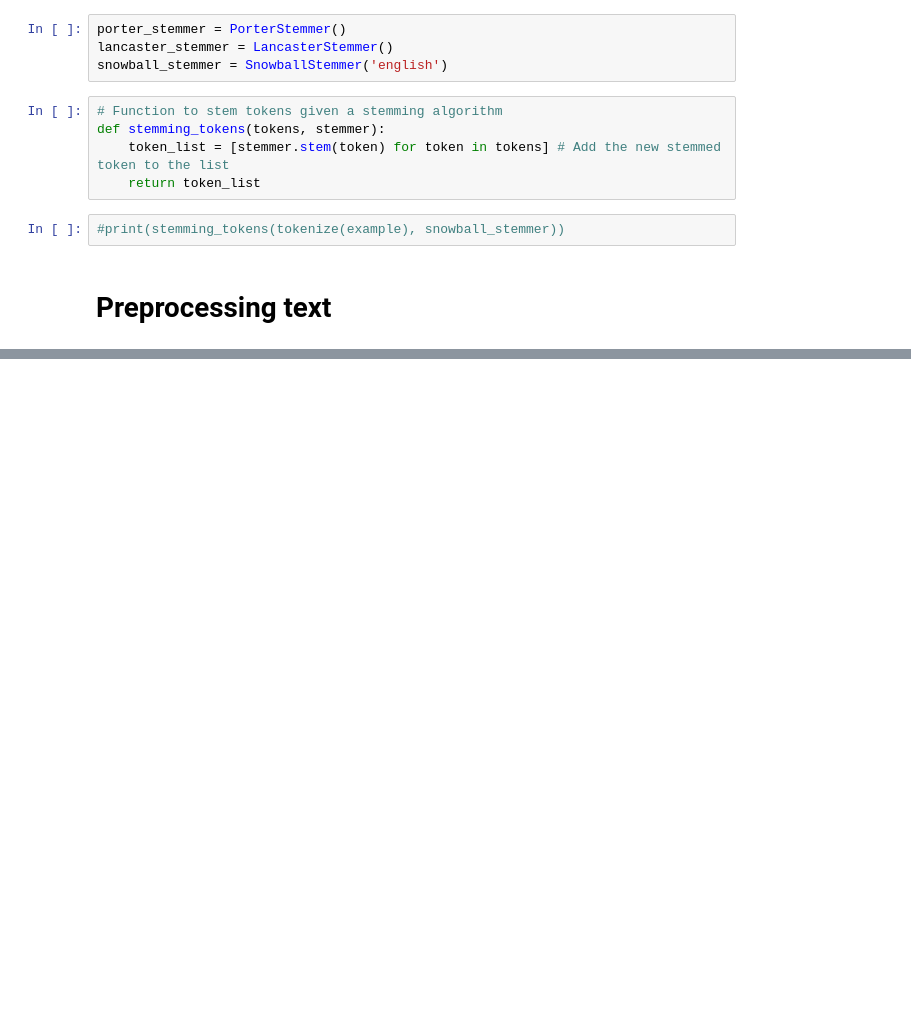
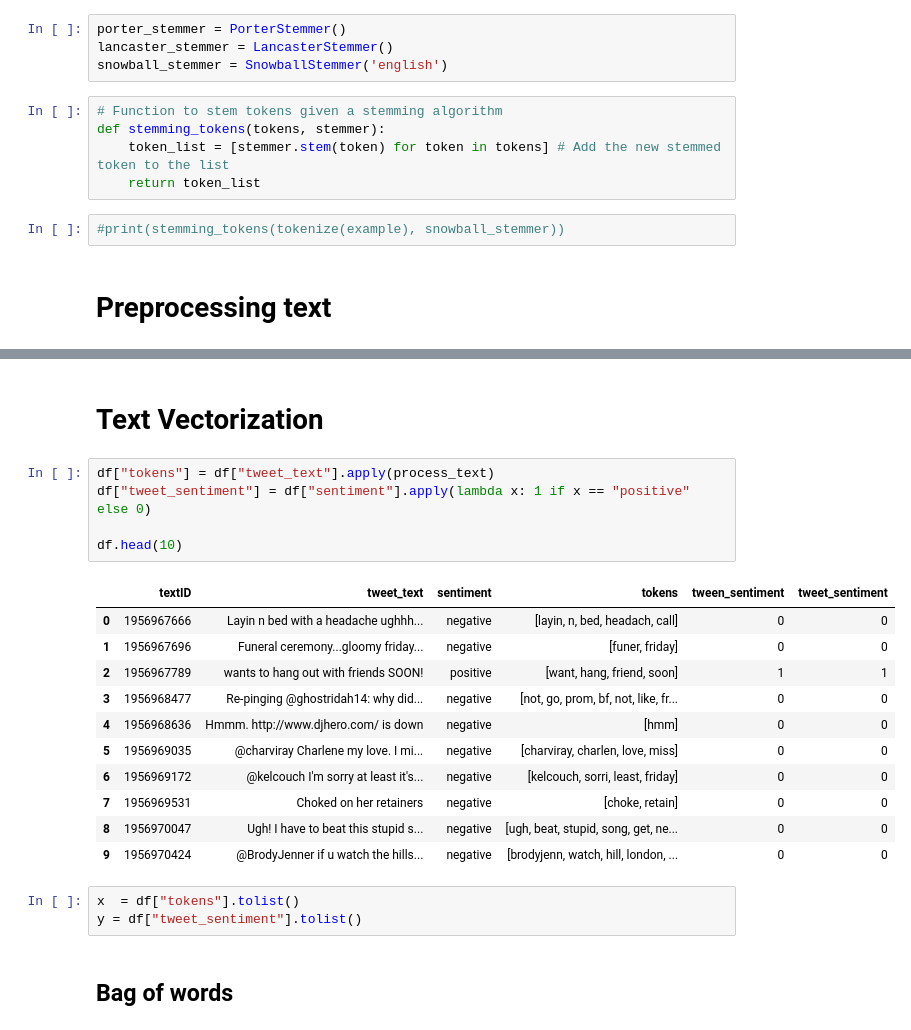
Before and after one commit to thomashazekamp/ForkNFind, a Jupyter notebook: src/sentiment_analysis/new_/new_.ipynb, the cells around one changed output, grey strips where cells are left out. Drawn from its saved outputs; the diff is of its cells as text; blank space fills up the shorter version.

Commit message:
Completed text vectorization using multiple methods (Bag of words & TF-IDF). Fixes #92

```diff
--- a/src/sentiment_analysis/new_/new_.ipynb
+++ b/src/sentiment_analysis/new_/new_.ipynb
@@ -244,0 +229,24 @@ Custom Tokenize:
+# %% [markdown]
+# Text Vectorization
+# %%
+df["tokens"] = df["tweet_text"].apply(process_text)
+df["tweet_sentiment"] = df["sentiment"].apply(lambda x: 1 if x == "positive" else 0)
+
+df.head(10)
+# %% [output]
+|  | textID | tweet_text | sentiment | tokens | tween_sentiment | tweet_sentiment |
+| 0 | 1956967666 | Layin n bed with a headache ughhh... | negative | [layin, n, bed, headach, call] | 0 | 0 |
+| 1 | 1956967696 | Funeral ceremony...gloomy friday... | negative | [funer, friday] | 0 | 0 |
+| 2 | 1956967789 | wants to hang out with friends SOON! | positive | [want, hang, friend, soon] | 1 | 1 |
+| 3 | 1956968477 | Re-pinging @ghostridah14: why did... | negative | [not, go, prom, bf, not, like, fr... | 0 | 0 |
+| 4 | 1956968636 | Hmmm. http://www.djhero.com/ is down | negative | [hmm] | 0 | 0 |
+| 5 | 1956969035 | @charviray Charlene my love. I mi... | negative | [charviray, charlen, love, miss] | 0 | 0 |
+| 6 | 1956969172 | @kelcouch I'm sorry at least it's... | negative | [kelcouch, sorri, least, friday] | 0 | 0 |
+| 7 | 1956969531 | Choked on her retainers | negative | [choke, retain] | 0 | 0 |
+| 8 | 1956970047 | Ugh! I have to beat this stupid s... | negative | [ugh, beat, stupid, song, get, ne... | 0 | 0 |
+| 9 | 1956970424 | @BrodyJenner if u watch the hills... | negative | [brodyjenn, watch, hill, london, ... | 0 | 0 |
+# %%
+x  = df["tokens"].tolist()
+y = df["tweet_sentiment"].tolist()
+# %% [markdown]
+## Bag of words
```
Also changed, not shown: parts of 13 cells of this notebook.
